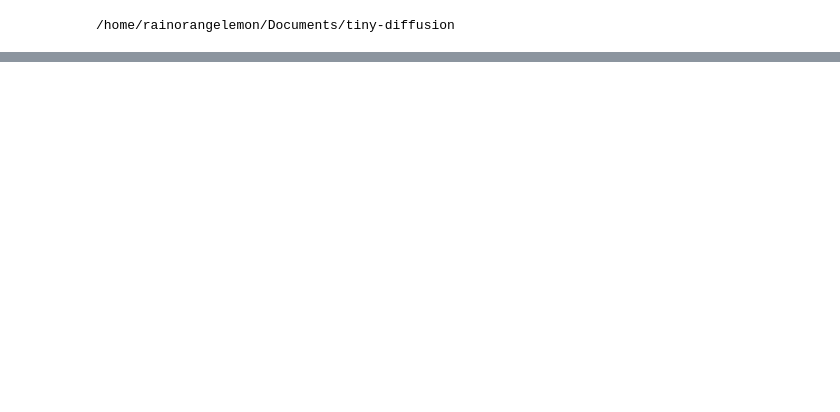
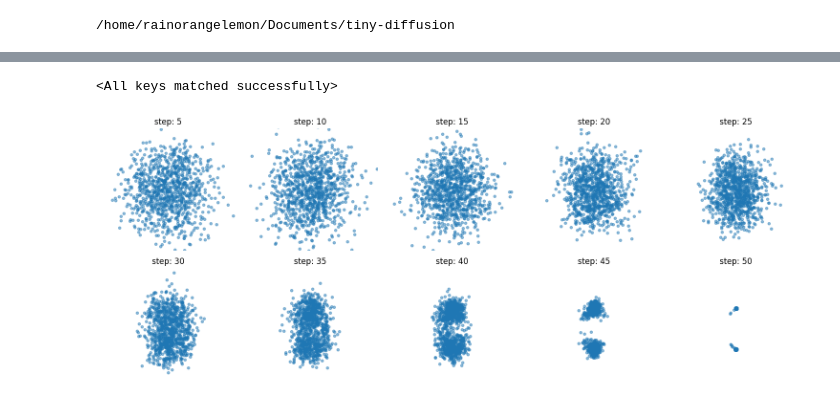
Before and after one commit to rainorangelemon/complift-2d-and-clevr, a Jupyter notebook: notebooks/composition.ipynb, the cells around one changed output, grey strips where cells are left out. Saved outputs shown, nothing was run; the diff lists cells and outputs as text; code cells hidden in the pictures; blank space fills up the shorter version.

```diff
--- a/notebooks/composition.ipynb
+++ b/notebooks/composition.ipynb
@@ -20,0 +15,52 @@ Saving frames...
+# %%
+import torch
+import ddpm
+model_1 = ddpm.MLP(
+    hidden_layers=4,
+    input_emb='identity')
+
+model_2 = ddpm.MLP(
+    hidden_layers=4,
+    input_emb='identity')
+
+model_1.load_state_dict(torch.load("exps/composition_product_1/model.pth"))
+model_2.load_state_dict(torch.load("exps/composition_product_2/model.pth"))
+# %% [output]
+<All keys matched successfully>
+# %%
+from tqdm.auto import tqdm
+import numpy as np
+eval_batch_size = 1000
+num_timesteps = 50
+plot_step = 5
+noise_scheduler = ddpm.NoiseScheduler(num_timesteps=num_timesteps)
+sample = torch.randn(eval_batch_size, 2)
+timesteps = list(range(num_timesteps))[::-1]
+samples = []
+steps = []
+for i, t in enumerate(tqdm(timesteps)):
+    for _ in range(20):
+        t_tensor = torch.from_numpy(np.repeat(t, eval_batch_size)).long()
+        with torch.no_grad():
+            residual = (model_1(sample, t_tensor) + model_2(sample, t_tensor)) / 2
+        sample = noise_scheduler.step(residual, t_tensor[0], sample)
+    if (i + 1) % plot_step == 0:
+        samples.append(sample.numpy())
+        steps.append(i + 1)
+# %%
+import matplotlib.pyplot as plt
+import math
+num_cols = 5
+num_rows = math.ceil(len(samples) / num_cols)
+fig = plt.figure(figsize=(15, 6))
+for i, sample in enumerate(samples):
+    plt.subplot(num_rows, num_cols, i + 1)
+    plt.scatter(sample[:, 0], sample[:, 1], alpha=0.5, s=15)
+    plt.title(f"step: {steps[i]}")
+    plt.xlim(-1.5, 1.5)
+    plt.ylim(-1.5, 1.5)
+    plt.axis("off")
+fig.tight_layout()
+plt.show()
+# %% [output]
+[figure, added]
```
Also changed, not shown: parts of 2 cells of this notebook, 3 other files.
